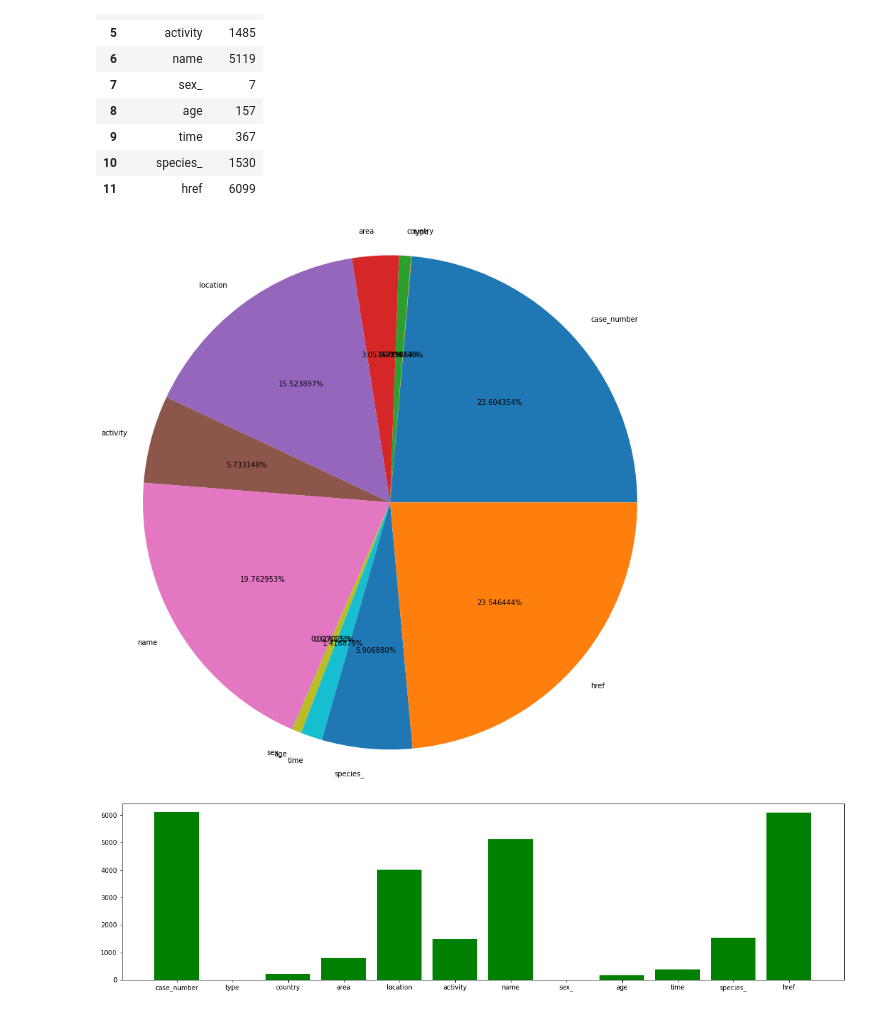
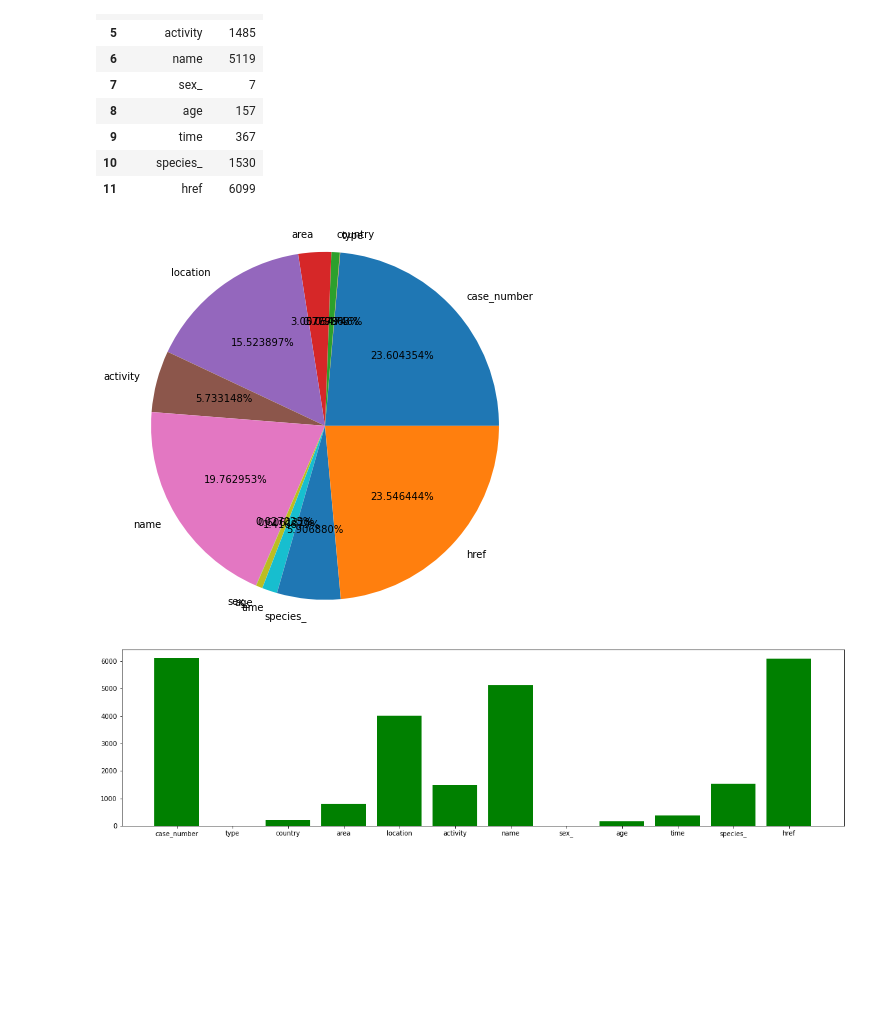
Before and after one commit to Adalab/DA-PromoC-modulo2-sprint1-VannaMina, a Jupyter notebook: VISUALIZACIÓN/1-Matplotlib-1.ipynb, the cells around one changed output. Drawn from its saved outputs; the diff is of its cells as text; code cells hidden in the pictures; blank space fills up the shorter version.

```diff
--- a/VISUALIZACIÓN/1-Matplotlib-1.ipynb
+++ b/VISUALIZACIÓN/1-Matplotlib-1.ipynb
@@ -151,11 +150,11 @@ tabla_diccionario
 # %%
 # Con esta tabla sacamos las gráficas.
 
 plt.figure()
-plt.pie(tabla_diccionario["valores"], labels= tabla_diccionario["categorías"], autopct= "%1f%%", radius= 4)
+plt.pie(tabla_diccionario["valores"], labels= tabla_diccionario["categorías"], autopct= "%1f%%", radius= 2)
 plt.show()
 # %% [output]
-[figure, old version]
+[figure, new version]
 # %%
 # Como las etiquetas se superponen un poco probamos hacer un barplot para visualizar mejor.
 
```
Also changed, not shown: parts of 2 cells of this notebook, 19 other files.
